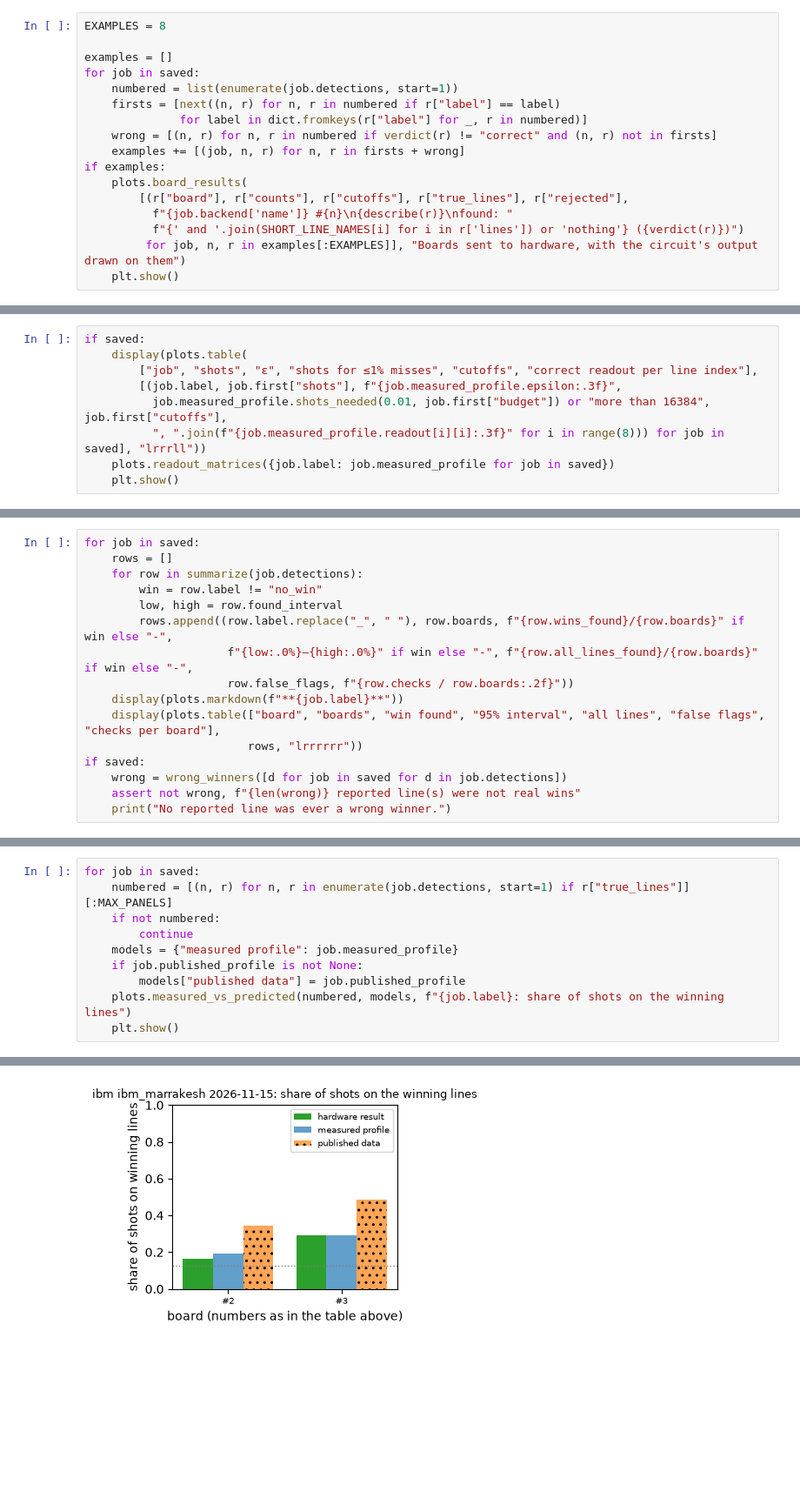
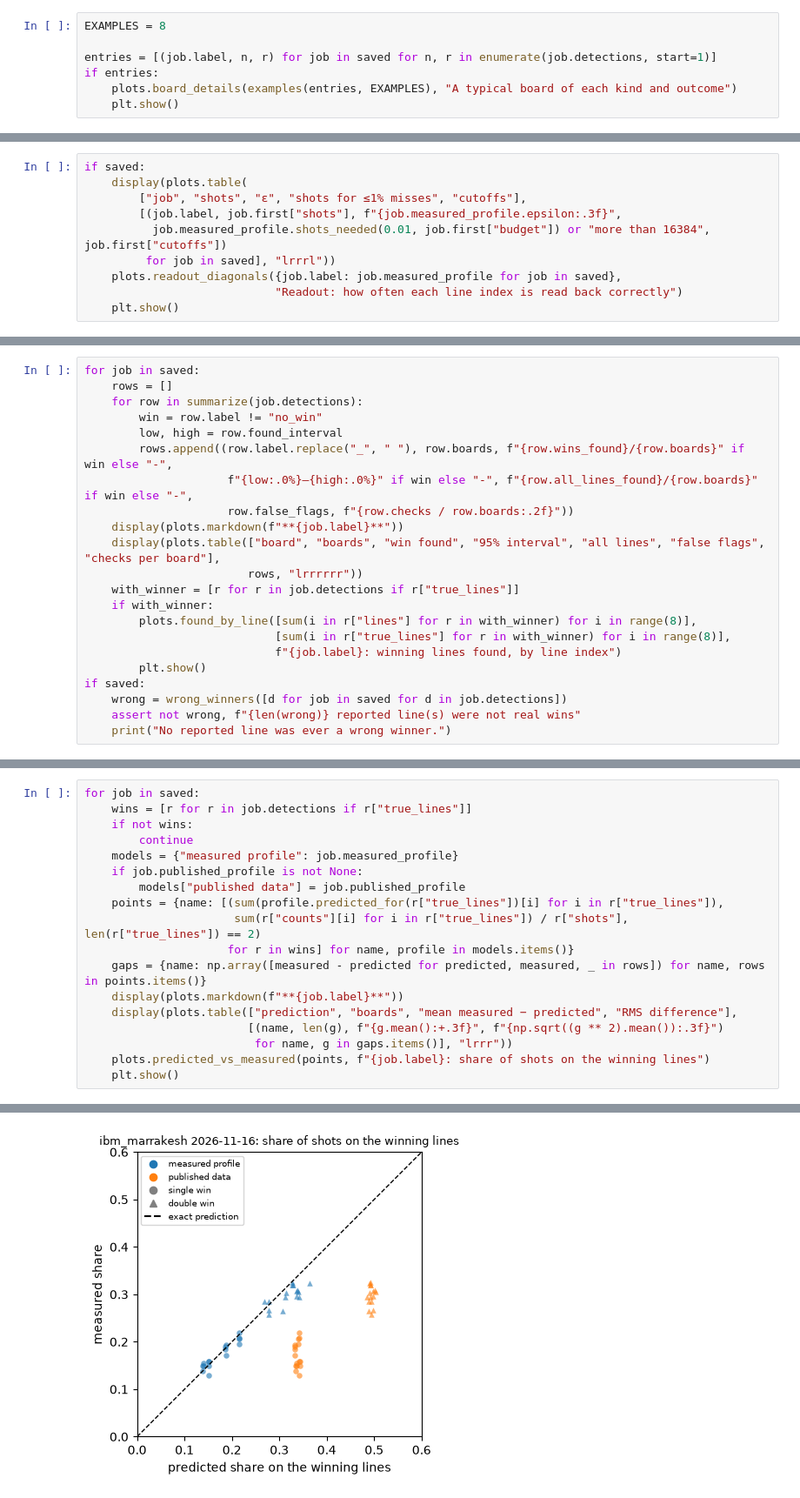
Before and after one commit to RyanPrax/Quantum-TicTacToe, a Jupyter notebook: notebooks/03_hardware.ipynb, the cells around one changed output, grey strips where cells are left out. Shown at 87% size. Saved outputs shown, nothing was run; the diff lists cells and outputs as text; blank space fills up the shorter version.

```diff
--- a/notebooks/03_hardware.ipynb
+++ b/notebooks/03_hardware.ipynb
@@ -67,18 +81,8 @@ boards the detector got wrong, up to 8.
 # %%
 EXAMPLES = 8
 
-examples = []
-for job in saved:
-    numbered = list(enumerate(job.detections, start=1))
-    firsts = [next((n, r) for n, r in numbered if r["label"] == label)
-              for label in dict.fromkeys(r["label"] for _, r in numbered)]
-    wrong = [(n, r) for n, r in numbered if verdict(r) != "correct" and (n, r) not in firsts]
-    examples += [(job, n, r) for n, r in firsts + wrong]
-if examples:
-    plots.board_results(
-        [(r["board"], r["counts"], r["cutoffs"], r["true_lines"], r["rejected"],
-          f"{job.backend['name']} #{n}\n{describe(r)}\nfound: "
-          f"{' and '.join(SHORT_LINE_NAMES[i] for i in r['lines']) or 'nothing'} ({verdict(r)})")
-         for job, n, r in examples[:EXAMPLES]], "Boards sent to hardware, with the circuit's output drawn on them")
+entries = [(job.label, n, r) for job in saved for n, r in enumerate(job.detections, start=1)]
+if entries:
+    plots.board_details(examples(entries, EXAMPLES), "A typical board of each kind and outcome")
     plt.show()
 # %% [output]
@@ -137,10 +138,11 @@ again by this one.
 # %%
 if saved:
     display(plots.table(
-        ["job", "shots", "ε", "shots for ≤1% misses", "cutoffs", "correct readout per line index"],
+        ["job", "shots", "ε", "shots for ≤1% misses", "cutoffs"],
         [(job.label, job.first["shots"], f"{job.measured_profile.epsilon:.3f}",
-          job.measured_profile.shots_needed(0.01, job.first["budget"]) or "more than 16384", job.first["cutoffs"],
-          ", ".join(f"{job.measured_profile.readout[i][i]:.3f}" for i in range(8))) for job in saved], "lrrrll"))
-    plots.readout_matrices({job.label: job.measured_profile for job in saved})
+          job.measured_profile.shots_needed(0.01, job.first["budget"]) or "more than 16384", job.first["cutoffs"])
+         for job in saved], "lrrrl"))
+    plots.readout_diagonals({job.label: job.measured_profile for job in saved},
+                            "Readout: how often each line index is read back correctly")
     plt.show()
 # %% [output]
@@ -243,6 +254,12 @@ for job in saved:
     display(plots.markdown(f"**{job.label}**"))
     display(plots.table(["board", "boards", "win found", "95% interval", "all lines", "false flags", "checks per board"],
                         rows, "lrrrrrr"))
+    with_winner = [r for r in job.detections if r["true_lines"]]
+    if with_winner:
+        plots.found_by_line([sum(i in r["lines"] for r in with_winner) for i in range(8)],
+                            [sum(i in r["true_lines"] for r in with_winner) for i in range(8)],
+                            f"{job.label}: winning lines found, by line index")
+        plt.show()
 if saved:
     wrong = wrong_winners([d for job in saved for d in job.detections])
     assert not wrong, f"{len(wrong)} reported line(s) were not real wins"
@@ -272,11 +287,19 @@ no gate errors). The other uses the noise profile measured in the job.
 # %%
 for job in saved:
-    numbered = [(n, r) for n, r in enumerate(job.detections, start=1) if r["true_lines"]][:MAX_PANELS]
-    if not numbered:
+    wins = [r for r in job.detections if r["true_lines"]]
+    if not wins:
         continue
     models = {"measured profile": job.measured_profile}
     if job.published_profile is not None:
         models["published data"] = job.published_profile
-    plots.measured_vs_predicted(numbered, models, f"{job.label}: share of shots on the winning lines")
+    points = {name: [(sum(profile.predicted_for(r["true_lines"])[i] for i in r["true_lines"]),
+                      sum(r["counts"][i] for i in r["true_lines"]) / r["shots"], len(r["true_lines"]) == 2)
+                     for r in wins] for name, profile in models.items()}
+    gaps = {name: np.array([measured - predicted for predicted, measured, _ in rows]) for name, rows in points.items()}
+    display(plots.markdown(f"**{job.label}**"))
+    display(plots.table(["prediction", "boards", "mean measured − predicted", "RMS difference"],
+                        [(name, len(g), f"{g.mean():+.3f}", f"{np.sqrt((g ** 2).mean()):.3f}")
+                         for name, g in gaps.items()], "lrrr"))
+    plots.predicted_vs_measured(points, f"{job.label}: share of shots on the winning lines")
     plt.show()
 # %% [output]
@@ -283 +311 @@ for job in saved:
-[figure, old version]
+[figure, new version]
```
Also changed, not shown: parts of 26 cells of this notebook, 10 other files.
